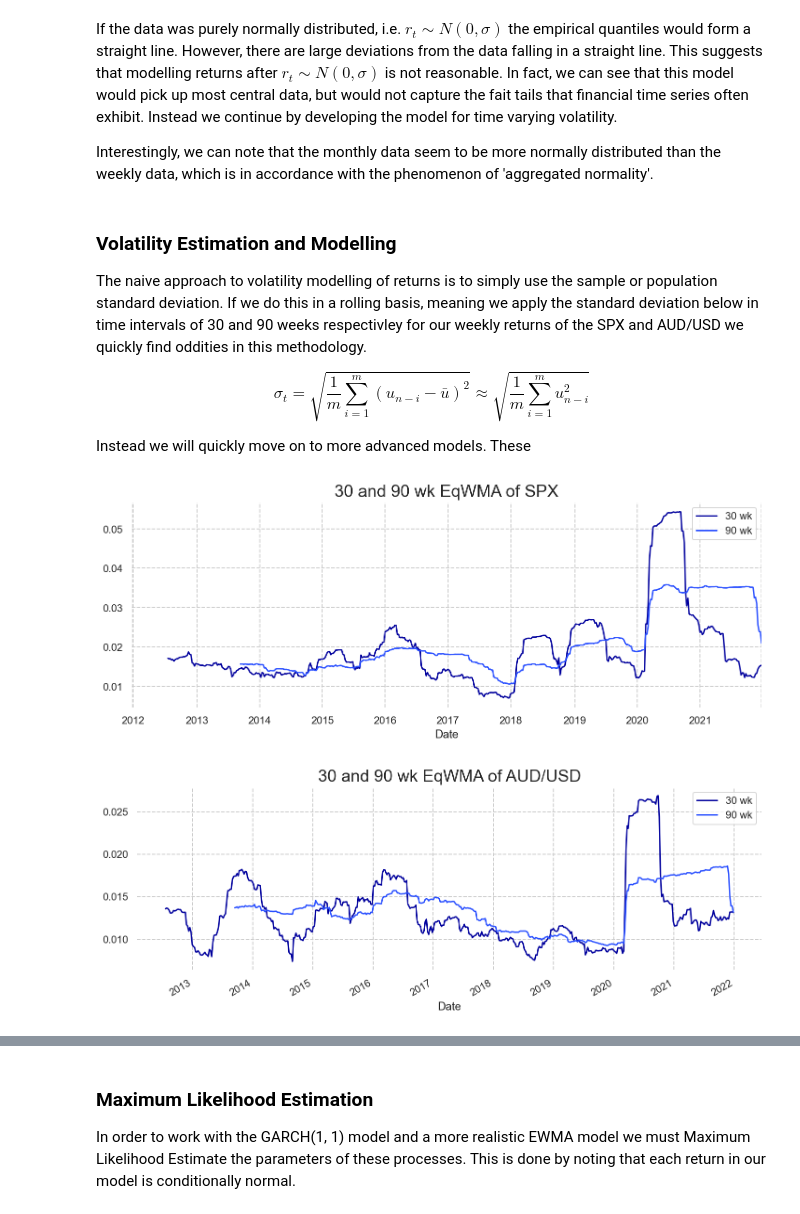
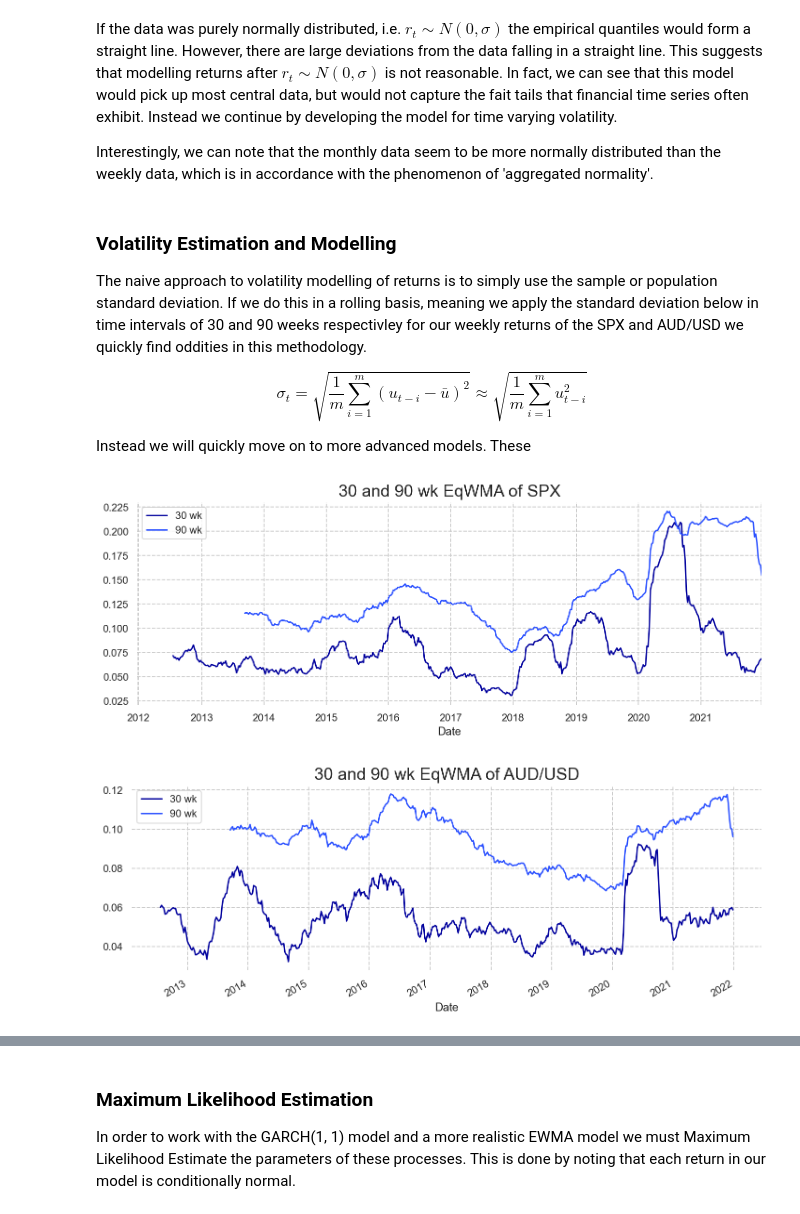
Before and after one commit to Sinbad-The-Sailor/Financial-Mathematics-Notebooks, a Jupyter notebook: volatility_modelling.ipynb, the cells around one changed output, grey strips where cells are left out. Cells and saved outputs as stored; diff of their text form; code cells hidden in the pictures.

```diff
--- a/volatility_modelling.ipynb
+++ b/volatility_modelling.ipynb
@@ -320,32 +294,42 @@ Interestingly, we can note that the monthly data seem to be more normally distri
 
 The naive approach to volatility modelling of returns is to simply use the sample or population standard deviation. If we do this in a rolling basis, meaning we apply the standard deviation below in time intervals of 30 and 90 weeks respectivley for our weekly returns of the SPX and AUD/USD we quickly find oddities in this methodology.
 
-$$\sigma_t = \sqrt{\frac{1}{m}\sum_{i=1}^m (u_{n-i} - \bar{u})^2} \approx \sqrt{\frac{1}{m}\sum_{i=1}^m u_{n-i}^2}$$
+$$\sigma_t = \sqrt{\frac{1}{m}\sum_{i=1}^m (u_{t-i} - \bar{u})^2} \approx \sqrt{\frac{1}{m}\sum_{i=1}^m u_{t-i}^2}$$
 
 Instead we will quickly move on to more advanced models. These
 # %%
 def EqWMA(data):
-    return data.std(ddof=0)
+    window_size = len(data)
+    mean = 0
+    vol_est = 0
+
+    for i in range(0, len(data)):
+        mean = mean + (1 / window_size) * data[i]
+
+    for i in range(0, len(data)):
+        vol_est = vol_est + np.sqrt((1 / window_size) * (data[i] - mean) ** 2)
+
+    return vol_est
 
 fig, ax = plt.subplots()
 spx_weekly_returns.rolling(30).apply(EqWMA).plot(label='30 wk')
 spx_weekly_returns.rolling(90).apply(EqWMA).plot(label='90 wk')
 fig.set_size_inches(12, 4)
 plt.box(False)
 plt.title('30 and 90 wk EqWMA of SPX', fontsize=18)
 plt.legend()
 plt.show()
 
 fig, ax = plt.subplots()
 aud_weekly_returns.rolling(30).apply(EqWMA).plot(label='30 wk')
 aud_weekly_returns.rolling(90).apply(EqWMA).plot(label='90 wk')
 fig.set_size_inches(12, 4)
 plt.box(False)
 plt.title('30 and 90 wk EqWMA of AUD/USD', fontsize=18)
 plt.legend()
 plt.show()
 # %% [output]
-[figure, old version]
+[figure, new version]
-[figure, old version]
+[figure, new version]
 # %% [markdown]
 The volatility over time seems to have odd peaks. The volatility rises sharply and stays at a high level for some time periods. This is known as the 'ghost effect', and is simply due to the way we calculate the volatility. Using a moving average, once a data with high volatility has entered the rolloing window, it will stay there for the next $m-1$ time steps. To address this we use the EWMA and GARCH models.
```
Also changed, not shown: parts of 10 cells of this notebook.
